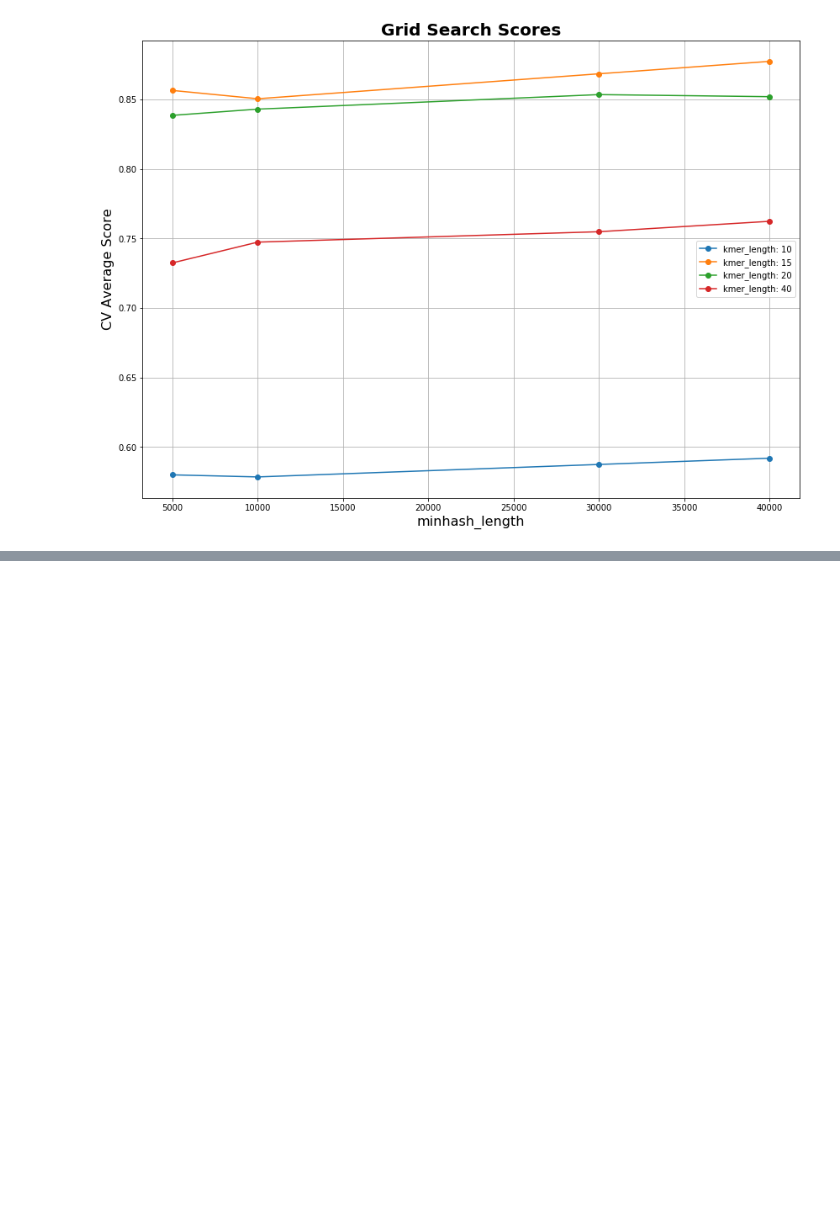
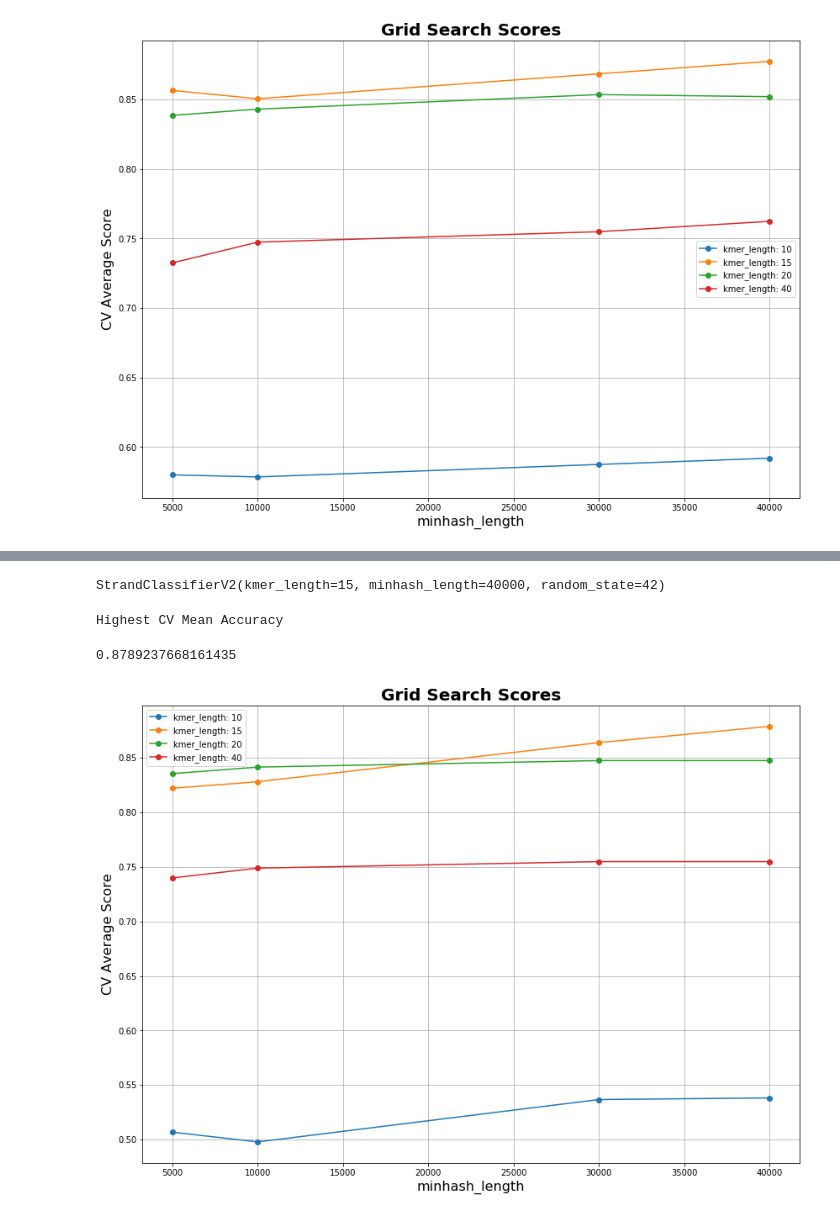
Before and after one commit to jakemdrew/StrandPy, a Jupyter notebook: StrandClassifierV2 GridSearchCV HiSeqCombined CategoryScores.ipynb, the cells around one changed output, grey strips where cells are left out. Cells and saved outputs as stored; diff of their text form; code cells hidden in the pictures; blank space fills up the shorter version.

```diff
--- a/StrandClassifierV2 GridSearchCV HiSeqCombined CategoryScores.ipynb
+++ b/StrandClassifierV2 GridSearchCV HiSeqCombined CategoryScores.ipynb
@@ -1245,0 +1458,23 @@ plot_grid_search(grid_search.cv_results_, parameters['minhash_length'],
+# %%
+%%time
+from sklearn.model_selection import StratifiedKFold
+from sklearn.model_selection import GridSearchCV
+
+# create cross validation iterator
+cv = StratifiedKFold(n_splits=10, random_state=42)
+
+strand = StrandClassifierV2(random_state=42)
+
+parameters = { 'kmer_length':[10,15,20,40]
+              ,'minhash_length': [5000,10000,30000,40000]
+             }
+
+grid_search = GridSearchCV(estimator=strand
+                   , n_jobs=-1 # jobs to run in parallel
+                   , verbose=1 # low verbosity in output messages
+                   , param_grid=parameters
+                   , cv=cv
+                   , scoring='accuracy')
+
+#Perform hyperparameter search to find the best combination of parameters for our data
+grid_search.fit(X, y)
@@ -1245,0 +1496,15 @@ plot_grid_search(grid_search.cv_results_, parameters['minhash_length'],
+# %%
+grid_search.best_estimator_
+# %% [output]
+StrandClassifierV2(kmer_length=15, minhash_length=40000, random_state=42)
+# %%
+print('Highest CV Mean Accuracy')
+max(grid_search.cv_results_['mean_test_score'])
+# %% [output]
+Highest CV Mean Accuracy
+0.8789237668161435
+# %%
+plot_grid_search(grid_search.cv_results_, parameters['minhash_length'],
+                 parameters['kmer_length'], 'minhash_length','kmer_length')
+# %% [output]
+[figure, added]
```
Also changed, not shown: parts of 17 cells of this notebook, 2 other files.
